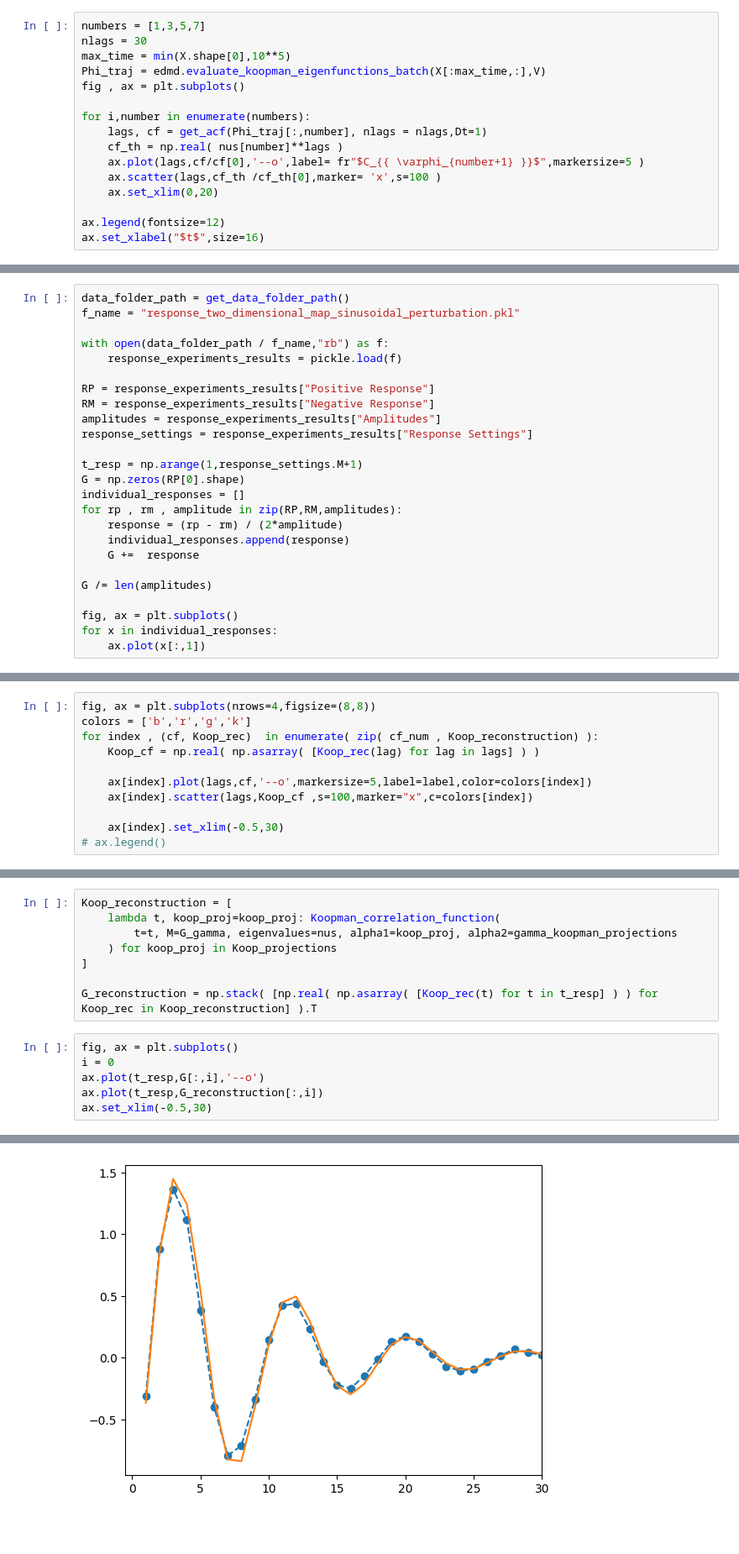
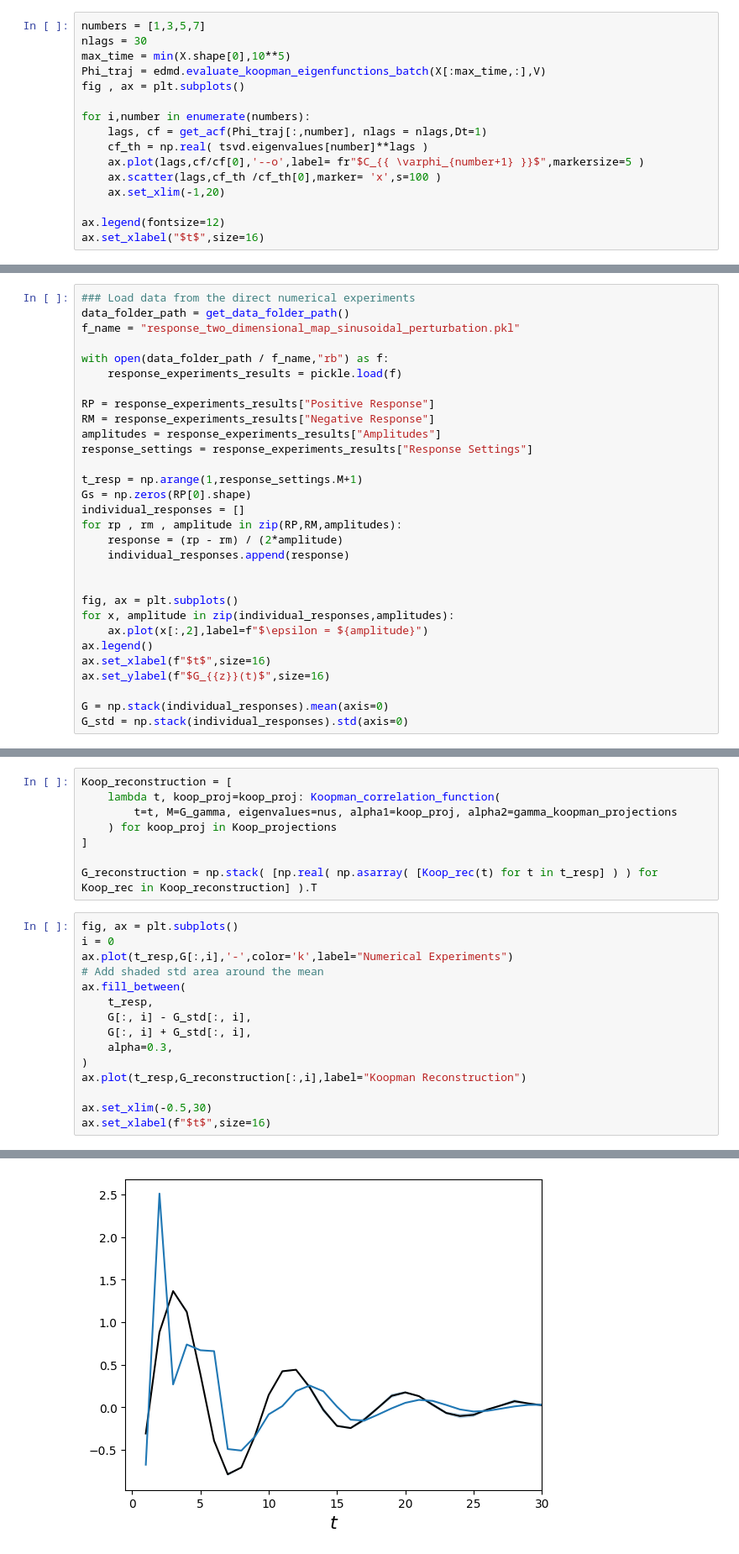
Before and after one commit to niccozagli/KoopmanismResponse, a Jupyter notebook: notebooks/GeneralisedArnoldMap.ipynb, the cells around one changed output, grey strips where cells are left out. Shown: that part at 84% size. Cells and saved outputs as stored; diff of their text form; blank space fills up the shorter version.

Commit message:
The response now works for the new method of estimating Gamma projections from a time series.

```diff
--- a/notebooks/GeneralisedArnoldMap.ipynb
+++ b/notebooks/GeneralisedArnoldMap.ipynb
@@ -53,10 +63,10 @@ fig , ax = plt.subplots()
 
 for i,number in enumerate(numbers):
     lags, cf = get_acf(Phi_traj[:,number], nlags = nlags,Dt=1)
-    cf_th = np.real( nus[number]**lags )
+    cf_th = np.real( tsvd.eigenvalues[number]**lags )
     ax.plot(lags,cf/cf[0],'--o',label= fr"$C_{{ \varphi_{number+1} }}$",markersize=5 )
     ax.scatter(lags,cf_th /cf_th[0],marker= 'x',s=100 )
-    ax.set_xlim(0,20)
+    ax.set_xlim(-1,20)
 
 ax.legend(fontsize=12)
 ax.set_xlabel("$t$",size=16)
@@ -125,4 +173,5 @@ for index , (cf, Koop_rec,label)  in enumerate( zip( cf_num , Koop_reconstructio
 # %%
+### Load data from the direct numerical experiments
 data_folder_path = get_data_folder_path()
 f_name = "response_two_dimensional_map_sinusoidal_perturbation.pkl"
 
@@ -135,16 +184,20 @@ amplitudes = response_experiments_results["Amplitudes"]
 response_settings = response_experiments_results["Response Settings"]
 
 t_resp = np.arange(1,response_settings.M+1)
-G = np.zeros(RP[0].shape)
+Gs = np.zeros(RP[0].shape)
 individual_responses = []
 for rp , rm , amplitude in zip(RP,RM,amplitudes):
     response = (rp - rm) / (2*amplitude)
     individual_responses.append(response)
-    G +=  response
 
-G /= len(amplitudes)
 
 fig, ax = plt.subplots()
-for x in individual_responses:
-    ax.plot(x[:,1])
+for x, amplitude in zip(individual_responses,amplitudes):
+    ax.plot(x[:,2],label=f"$\epsilon = ${amplitude}")
+ax.legend()
+ax.set_xlabel(f"$t$",size=16)
+ax.set_ylabel(f"$G_{{z}}(t)$",size=16)
+
+G = np.stack(individual_responses).mean(axis=0)
+G_std = np.stack(individual_responses).std(axis=0)
 # %% [output]
@@ -167,11 +212,0 @@ Koop_reconstruction = [
-# %%
-fig, ax = plt.subplots(nrows=4,figsize=(8,8))
-colors = ['b','r','g','k']
-for index , (cf, Koop_rec)  in enumerate( zip( cf_num , Koop_reconstruction) ):
-    Koop_cf = np.real( np.asarray( [Koop_rec(lag) for lag in lags] ) )
-
-    ax[index].plot(lags,cf,'--o',markersize=5,label=label,color=colors[index])
-    ax[index].scatter(lags,Koop_cf ,s=100,marker="x",c=colors[index])
-
-    ax[index].set_xlim(-0.5,30)
-# ax.legend()
@@ -236,7 +238,16 @@ G_reconstruction = np.stack( [np.real( np.asarray( [Koop_rec(t) for t in t_resp]
 # %%
 fig, ax = plt.subplots()
 i = 0
-ax.plot(t_resp,G[:,i],'--o')
-ax.plot(t_resp,G_reconstruction[:,i])
+ax.plot(t_resp,G[:,i],'-',color='k',label="Numerical Experiments")
+# Add shaded std area around the mean
+ax.fill_between(
+    t_resp,
+    G[:, i] - G_std[:, i],
+    G[:, i] + G_std[:, i],
+    alpha=0.3,
+)
+ax.plot(t_resp,G_reconstruction[:,i],label="Koopman Reconstruction")
+
 ax.set_xlim(-0.5,30)
+ax.set_xlabel(f"$t$",size=16)
 # %% [output]
@@ -244 +255 @@ ax.set_xlim(-0.5,30)
-[figure, old version]
+[figure, new version]
```
Also changed, not shown: parts of 48 cells of this notebook, 2 other files.
